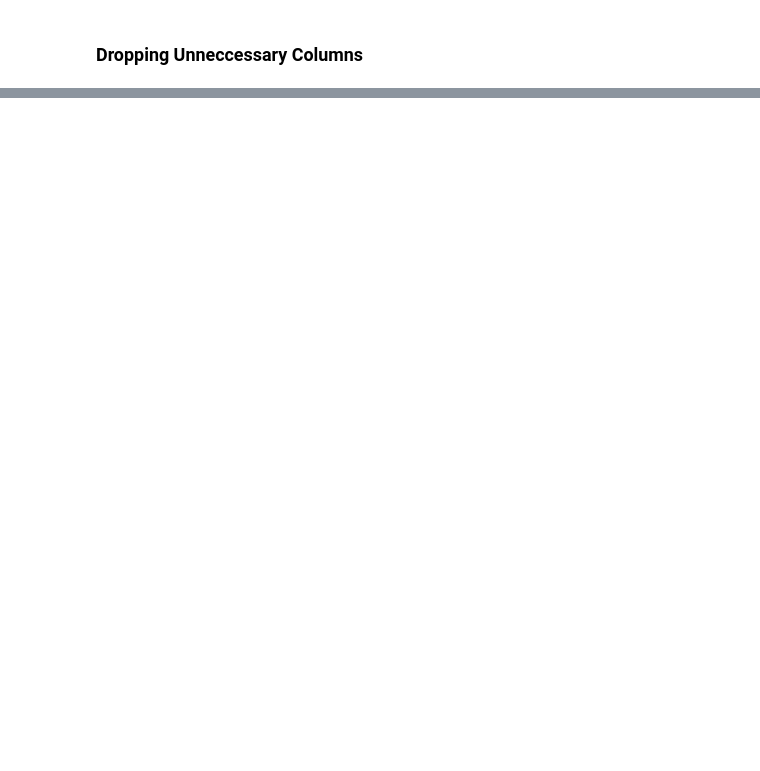
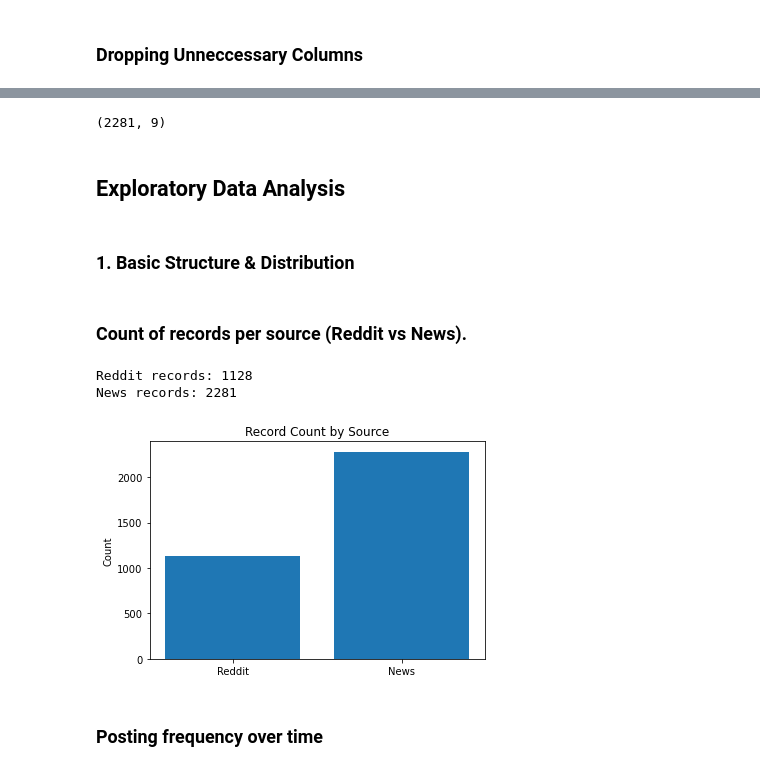
Before and after one commit to L-N-E0/USAID-Kenya-Sentiment-Analysis, a Jupyter notebook: notebooks/Cess.ipynb, the cells around one changed output, grey strips where cells are left out. Saved outputs shown, nothing was run; the diff lists cells and outputs as text; code cells hidden in the pictures; blank space fills up the shorter version.

Commit message:
updating basic structure and distribution eda analysis

```diff
--- a/notebooks/Cess.ipynb
+++ b/notebooks/Cess.ipynb
@@ -1321,0 +1309,29 @@ news_df.shape
+# %%
+news_df.shape
+# %% [output]
+(2281, 9)
+# %% [markdown]
+## Exploratory Data Analysis
+# %% [markdown]
+### 1. Basic Structure & Distribution
+# %% [markdown]
+### Count of records per source (Reddit vs News).
+# %%
+import pandas as pd
+import seaborn as sns
+import matplotlib.pyplot as plt
+
+print(f"Reddit records: {len(reddit_df)}")
+print(f"News records: {len(news_df)}")
+
+#Plot as bar chart
+plt.bar(['Reddit', 'News'], [len(reddit_df), len(news_df)])
+plt.title('Record Count by Source')
+plt.ylabel('Count')
+plt.show()
+# %% [output]
+Reddit records: 1128
+News records: 2281
+[figure, added]
+# %% [markdown]
+### Posting frequency over time
```
Also changed, not shown: parts of 107 cells of this notebook.
